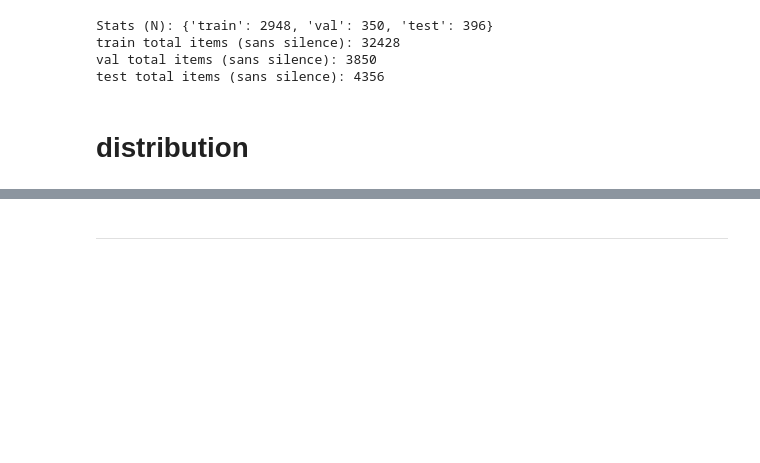
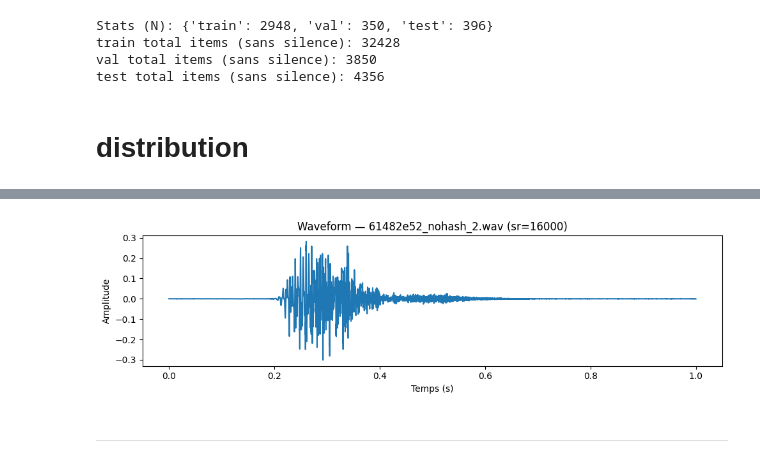
Before and after one commit to VivanBoy/voice-commands-gru, a Jupyter notebook: reco_vocal_v.ipynb, the cells around one changed output, grey strips where cells are left out. Drawn from its saved outputs; the diff is of its cells as text; code cells hidden in the pictures; blank space fills up the shorter version.

```diff
--- a/reco_vocal_v.ipynb
+++ b/reco_vocal_v.ipynb
@@ -192,3 +217,23 @@ test Counter({'yes': 396, 'no': 396, 'up': 396, 'down': 396, 'left': 396, 'right
+# %%
+import librosa
+import numpy as np
+import matplotlib.pyplot as plt
+from pathlib import Path
+
+# Exemple: prendre un wav dans "yes"
+wav_path = next((DATASET_DIR / "yes").glob("*.wav"))
+y, sr = librosa.load(wav_path, sr=16000)
+t = np.arange(len(y)) / sr
+
+plt.figure(figsize=(10,3))
+plt.plot(t, y)
+plt.title(f"Waveform — {wav_path.name} (sr={sr})")
+plt.xlabel("Temps (s)")
+plt.ylabel("Amplitude")
+plt.tight_layout()
+plt.show()
+# %% [output]
+[figure, added]
 # %% [markdown]
 -----
 # %% [markdown]
```
Also changed, not shown: parts of 20 cells of this notebook, 4 other files.
